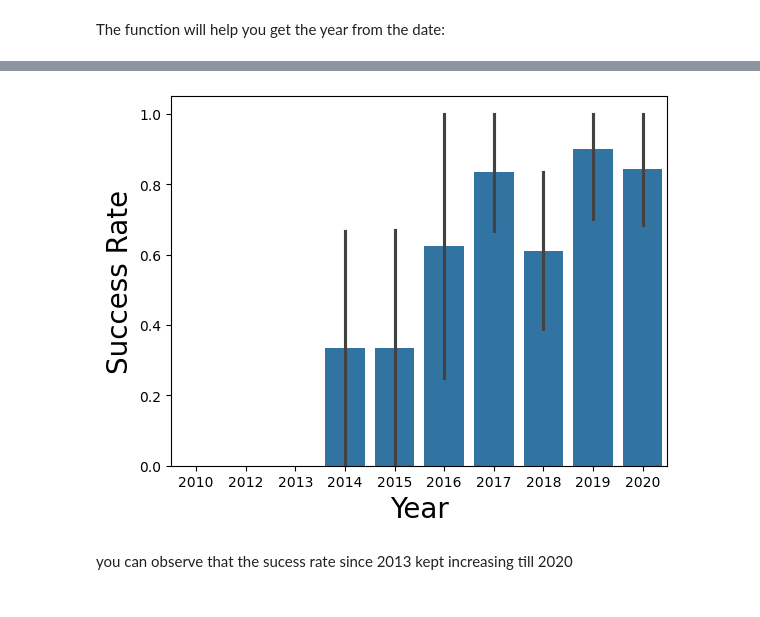
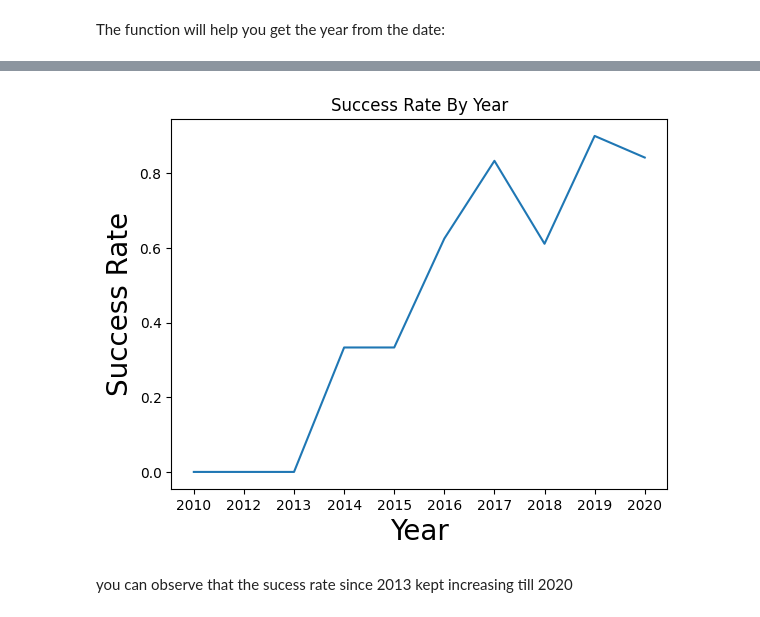
Before and after one commit to jbarbourmoore/IBMDataScienceCapstone, a Jupyter notebook: edadataviz.ipynb, the cells around one changed output, grey strips where cells are left out. Cells and saved outputs as stored; diff of their text form; code cells hidden in the pictures.

```diff
--- a/edadataviz.ipynb
+++ b/edadataviz.ipynb
@@ -54,13 +54,13 @@ import seaborn as sns
 # %% [markdown]
 First, let's read the SpaceX dataset into a Pandas dataframe and print its summary
 # %%
-from js import fetch
-import io
+#from js import fetch
+#import io
 
 URL = "https://cf-courses-data.s3.us.cloud-object-storage.appdomain.cloud/IBM-DS0321EN-SkillsNetwork/datasets/dataset_part_2.csv"
-resp = await fetch(URL)
-dataset_part_2_csv = io.BytesIO((await resp.arrayBuffer()).to_py())
-df=pd.read_csv(dataset_part_2_csv)
+#resp = await fetch(URL)
+#dataset_part_2_csv = io.BytesIO((await resp.arrayBuffer()).to_py())
+df=pd.read_csv(URL)
 df.head(5)
 # %% [output]
 |  | FlightNumber | Date | BoosterVersion | PayloadMass | Orbit | LaunchSite | Outcome | Flights | GridFins | ... |
@@ -182,12 +187,15 @@ df.head()
 | 4 | 5 | 2013 | Falcon 9 | 3170.000000 | GTO | CCAFS SLC 40 | None None | 1 | False | ... |
 # %%
 # Plot a line chart with x axis to be the extracted year and y axis to be the success rate
-sns.barplot(y="Class", x="Date", data=df)
+
+processed_df = df.groupby('Date')['Class'].mean().reset_index()
+sns.lineplot(y="Class", x="Date", data=processed_df)
 plt.xlabel("Year",fontsize=20)
 plt.ylabel("Success Rate",fontsize=20)
+plt.title("Success Rate By Year")
 plt.show()
 # %% [output]
-[figure, old version]
+[figure, new version]
 # %% [markdown]
 you can observe that the sucess rate since 2013 kept increasing till 2020
 # %% [markdown]
```
Also changed, not shown: parts of 6 cells of this notebook.
